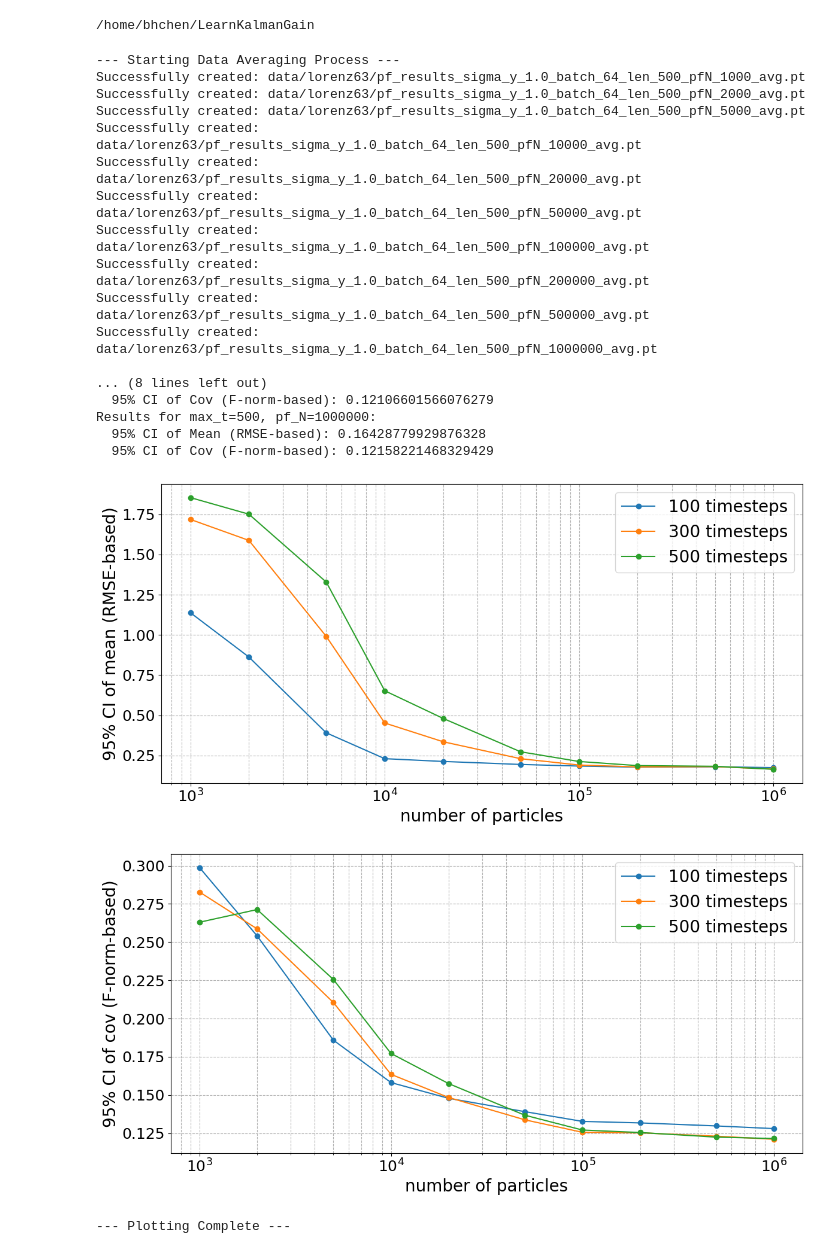
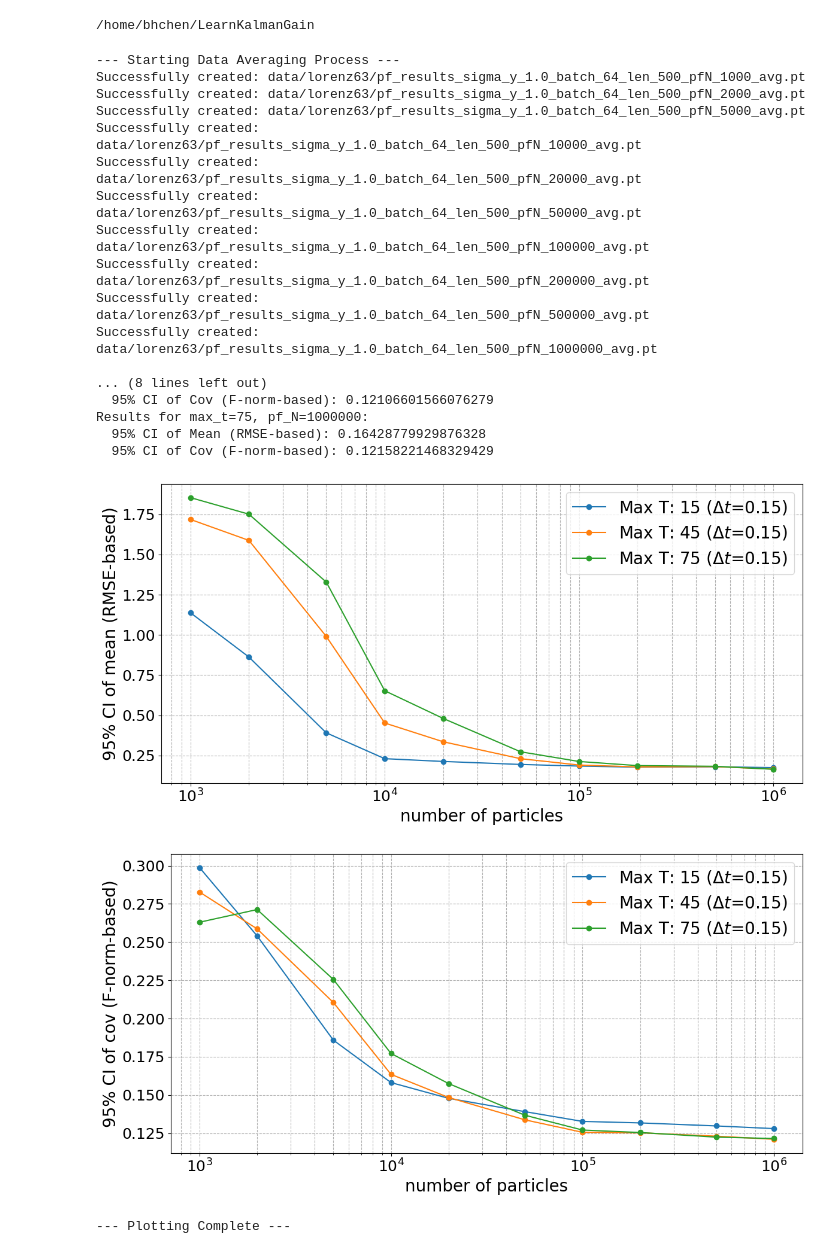
Before and after one commit to wispcarey/Proper-Scoring-Ensemble-Filter, a Jupyter notebook: test_notebooks/pf_exam.ipynb, the cells around one changed output. Cells and saved outputs as stored; diff of their text form; code cells hidden in the pictures.

```diff
--- a/test_notebooks/pf_exam.ipynb
+++ b/test_notebooks/pf_exam.ipynb
@@ -95,13 +95,14 @@ for max_t in max_t_list:
         se_of_fnorm = torch.std(fnorm_tensor, dim=0) / math.sqrt(num_seeds)
         ci_95_cov_list.append(1.96 * se_of_fnorm.mean().item())
 
+        max_T = int(max_t * 0.15)
         if pf_N == 1000000:
-            print(f"Results for max_t={max_t}, pf_N={pf_N}:")
+            print(f"Results for max_t={max_T}, pf_N={pf_N}:")
             print(f"  95% CI of Mean (RMSE-based): {ci_95_mean_list[-1]}")
             print(f"  95% CI of Cov (F-norm-based): {ci_95_cov_list[-1]}")
 
-    ax1.plot(pf_N_list, ci_95_mean_list, marker='o', linestyle='-', label=f"{max_t} timesteps")
-    ax2.plot(pf_N_list, ci_95_cov_list, marker='o', linestyle='-', label=f"{max_t} timesteps")
+    ax1.plot(pf_N_list, ci_95_mean_list, marker='o', linestyle='-', label=fr"Max T: {max_T} ($\Delta t$=0.15)")
+    ax2.plot(pf_N_list, ci_95_cov_list, marker='o', linestyle='-', label=fr"Max T: {max_T} ($\Delta t$=0.15)")
 
 ax1.set_xlabel("number of particles", fontsize=20)
 ax1.set_ylabel("95% CI of mean (RMSE-based)", fontsize=20)
@@ -111,34 +112,34 @@ ax1.grid(True, which="both", ls="--")
 
 ax2.set_xlabel("number of particles", fontsize=20)
 ax2.set_ylabel("95% CI of cov (F-norm-based)", fontsize=20)
 ax2.legend(fontsize=20)
 ax2.tick_params(axis='both', which='major', labelsize=18)
 ax2.grid(True, which="both", ls="--")
 
 fig1.tight_layout()
 fig2.tight_layout()
 
 plt.show()
 
 print("\n--- Plotting Complete ---")
 # %% [output]
 --- Starting Data Averaging Process ---
 Successfully created: data/lorenz63/pf_results_sigma_y_1.0_batch_64_len_500_pfN_1000_avg.pt
 Successfully created: data/lorenz63/pf_results_sigma_y_1.0_batch_64_len_500_pfN_2000_avg.pt
 Successfully created: data/lorenz63/pf_results_sigma_y_1.0_batch_64_len_500_pfN_5000_avg.pt
 Successfully created: data/lorenz63/pf_results_sigma_y_1.0_batch_64_len_500_pfN_10000_avg.pt
 Successfully created: data/lorenz63/pf_results_sigma_y_1.0_batch_64_len_500_pfN_20000_avg.pt
 Successfully created: data/lorenz63/pf_results_sigma_y_1.0_batch_64_len_500_pfN_50000_avg.pt
 Successfully created: data/lorenz63/pf_results_sigma_y_1.0_batch_64_len_500_pfN_100000_avg.pt
 Successfully created: data/lorenz63/pf_results_sigma_y_1.0_batch_64_len_500_pfN_200000_avg.pt
 Successfully created: data/lorenz63/pf_results_sigma_y_1.0_batch_64_len_500_pfN_500000_avg.pt
 Successfully created: data/lorenz63/pf_results_sigma_y_1.0_batch_64_len_500_pfN_1000000_avg.pt
 
 ... (8 lines left out)
   95% CI of Cov (F-norm-based): 0.12106601566076279
-Results for max_t=500, pf_N=1000000:
+Results for max_t=75, pf_N=1000000:
   95% CI of Mean (RMSE-based): 0.16428779929876328
   95% CI of Cov (F-norm-based): 0.12158221468329429
-[figure, old version]
+[figure, new version]
-[figure, old version]
+[figure, new version]
 --- Plotting Complete ---
```
Also changed, not shown: 5 other files.
